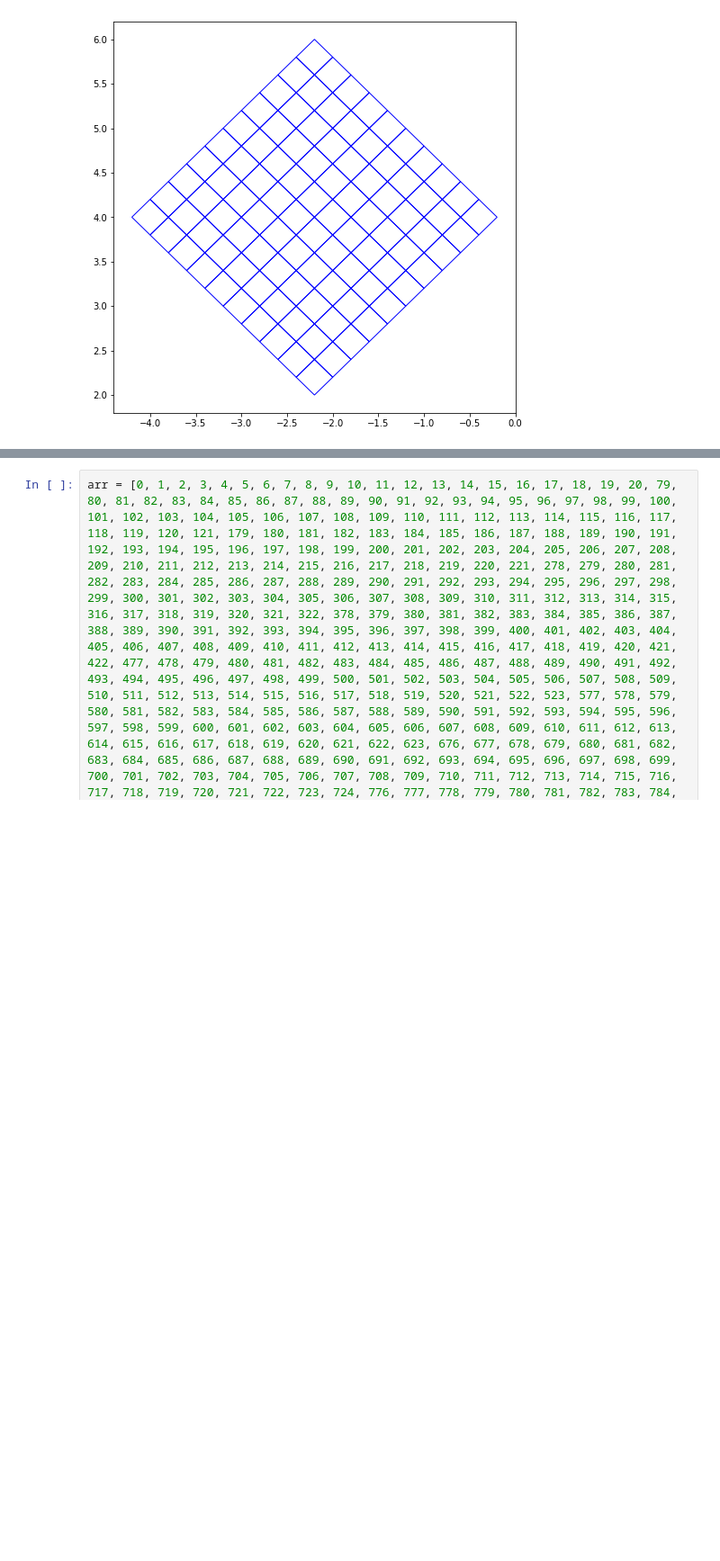
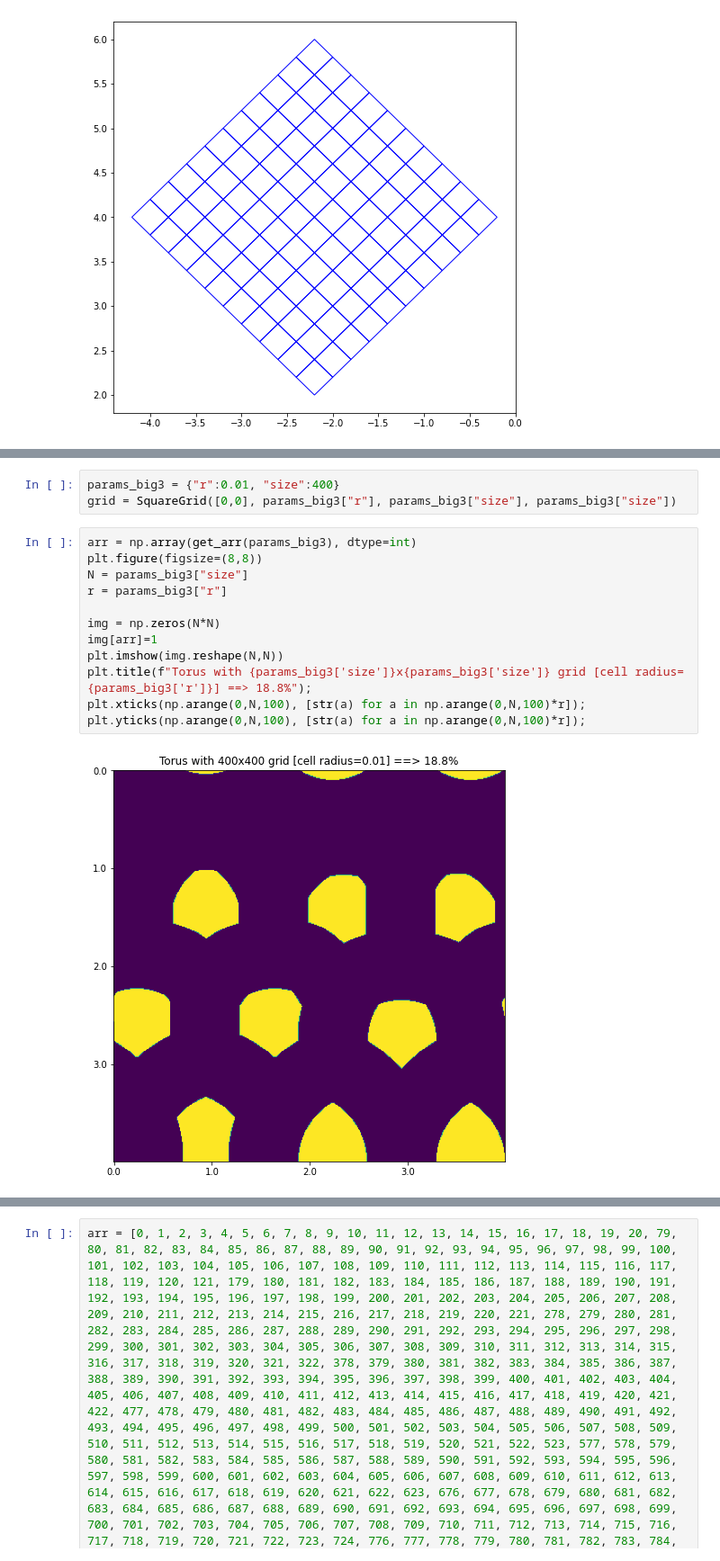
Before and after one commit to dczifra/plane_2coloring, a Jupyter notebook: scripts/plot.ipynb, the cells around one changed output, grey strips where cells are left out. Shown at 90% size. Drawn from its saved outputs; the diff is of its cells as text; blank space fills up the shorter version.

```diff
--- a/scripts/plot.ipynb
+++ b/scripts/plot.ipynb
@@ -144,0 +197,17 @@ for _,c in grid.get_cells():
+# %%
+params_big3 = {"r":0.01, "size":400}
+grid = SquareGrid([0,0], params_big3["r"], params_big3["size"], params_big3["size"])
+# %%
+arr = np.array(get_arr(params_big3), dtype=int)
+plt.figure(figsize=(8,8))
+N = params_big3["size"]
+r = params_big3["r"]
+
+img = np.zeros(N*N)
+img[arr]=1
+plt.imshow(img.reshape(N,N))
+plt.title(f"Torus with {params_big3['size']}x{params_big3['size']} grid [cell radius={params_big3['r']}] ==> 18.8%");
+plt.xticks(np.arange(0,N,100), [str(a) for a in np.arange(0,N,100)*r]);
+plt.yticks(np.arange(0,N,100), [str(a) for a in np.arange(0,N,100)*r]);
+# %% [output]
+[figure, added]
```
Also changed, not shown: parts of 17 cells of this notebook, 4 other files.
